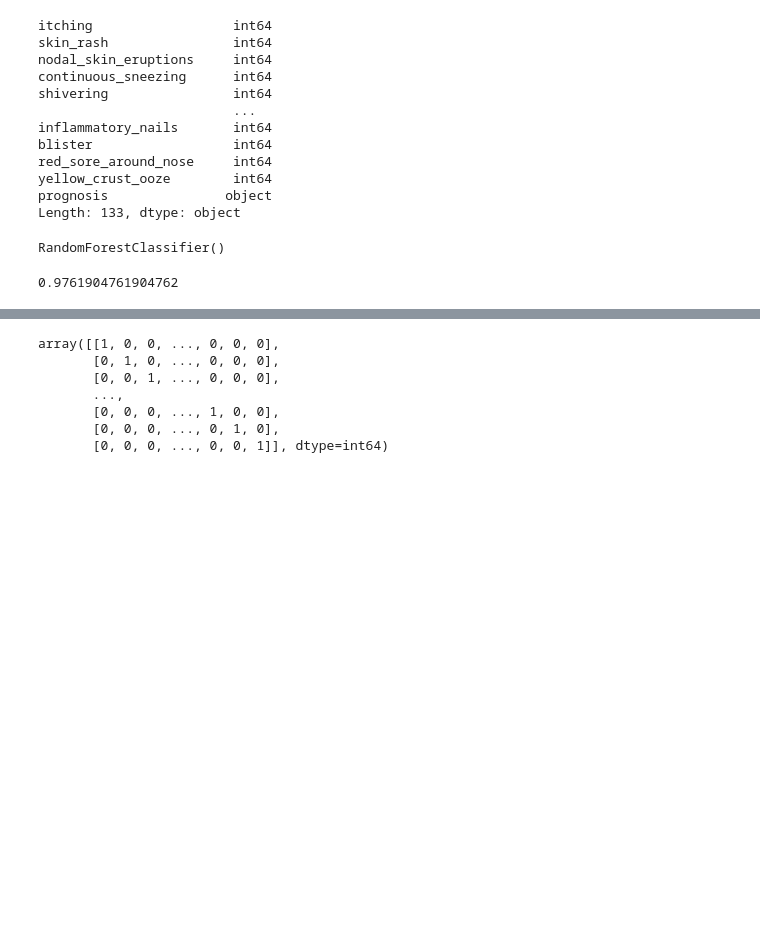
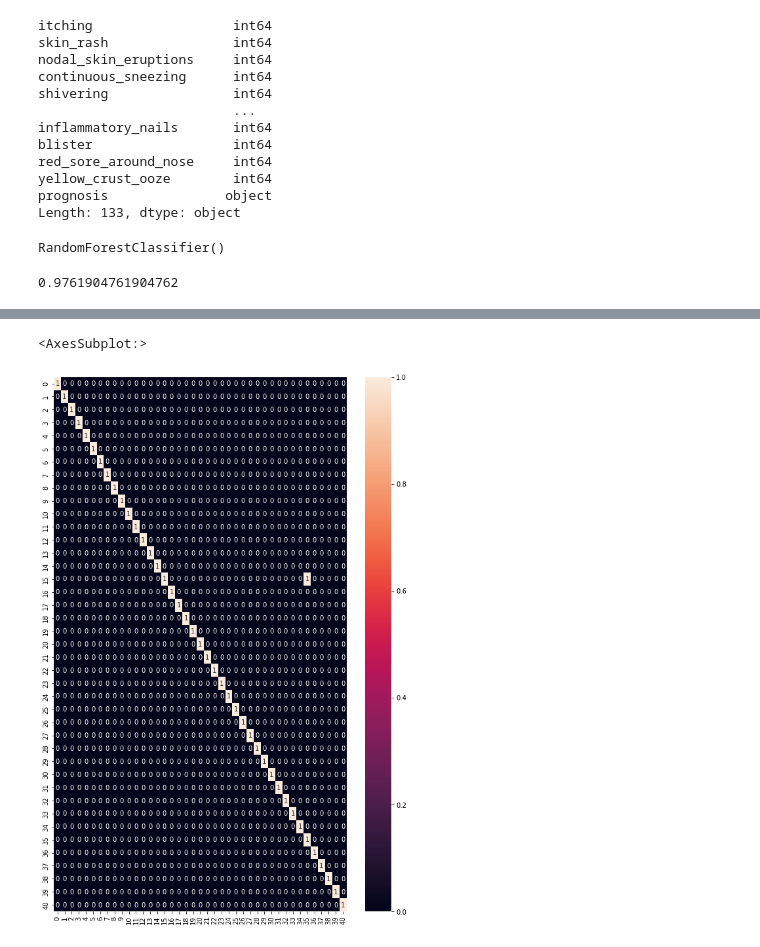
Before and after one commit to MonaemKhan/Mechine-Learning-Practice, a Jupyter notebook: Disease Prediction/Disease Prediction.ipynb, the cells around one changed output, grey strips where cells are left out. Drawn from its saved outputs; the diff is of its cells as text; code cells hidden in the pictures; blank space fills up the shorter version.

```diff
--- a/Disease Prediction/Disease Prediction.ipynb
+++ b/Disease Prediction/Disease Prediction.ipynb
@@ -186,19 +210,14 @@ array(['Fungal infection', 'Allergy', 'GERD', 'Chronic cholestasis',
 # %%
 from sklearn.metrics import confusion_matrix
 # %%
+import seaborn as sn
 cm = confusion_matrix(y_test,y_predict)
 # import seaborn as sn
-# plt.figure(figsize=(10,15))
-# sn.heatmap(cm,annot=True)
-cm
+plt.figure(figsize=(10,15))
+sn.heatmap(cm,annot=True)
 # %% [output]
-array([[1, 0, 0, ..., 0, 0, 0],
-       [0, 1, 0, ..., 0, 0, 0],
-       [0, 0, 1, ..., 0, 0, 0],
-       ...,
-       [0, 0, 0, ..., 1, 0, 0],
-       [0, 0, 0, ..., 0, 1, 0],
-       [0, 0, 0, ..., 0, 0, 1]], dtype=int64)
+<AxesSubplot:>
+[figure, added]
 # %%
 dataframe = {}
 for i in range(len(y_test)):
```
Also changed, not shown: parts of 4 cells of this notebook, 8 other files.
